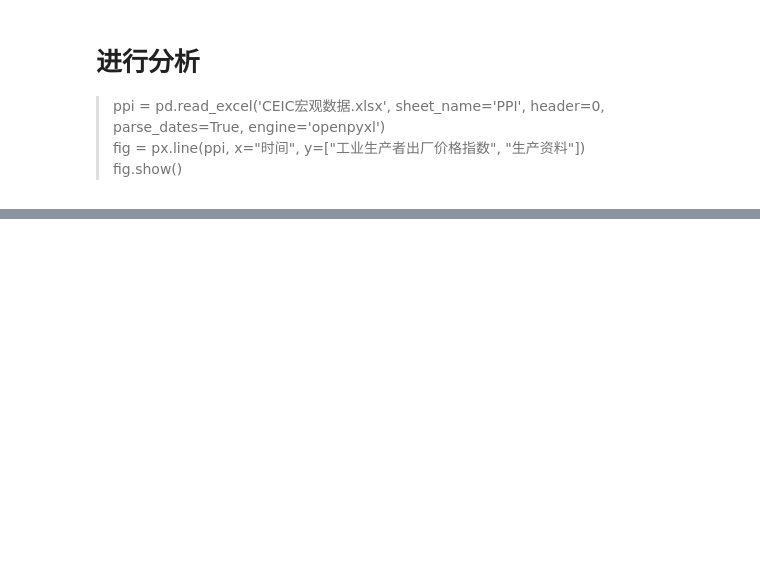
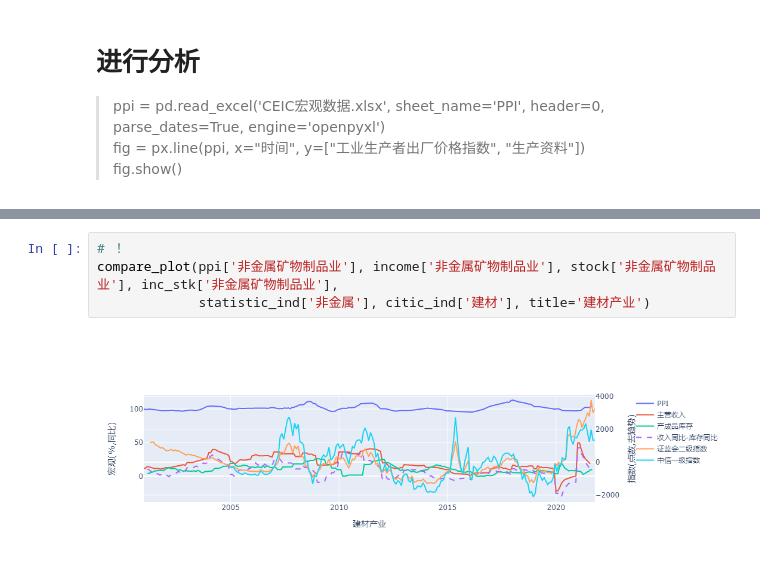
Before and after one commit to RobertHoffman/gist, a Jupyter notebook: stock_study.ipynb, the cells around one changed output, grey strips where cells are left out. Drawn from its saved outputs; the diff is of its cells as text; blank space fills up the shorter version.

```diff
--- a/stock_study.ipynb
+++ b/stock_study.ipynb
@@ -135,0 +115,6 @@ compare_plot(ppi['煤炭开采和洗选业'], income['煤炭开采和洗选业']
+# %%
+# ！
+compare_plot(ppi['非金属矿物制品业'], income['非金属矿物制品业'], stock['非金属矿物制品业'], inc_stk['非金属矿物制品业'],
+             statistic_ind['非金属'], citic_ind['建材'], title='建材产业')
+# %% [output]
+[figure, added]
```
Also changed, not shown: parts of 30 cells of this notebook, 2 other files.
